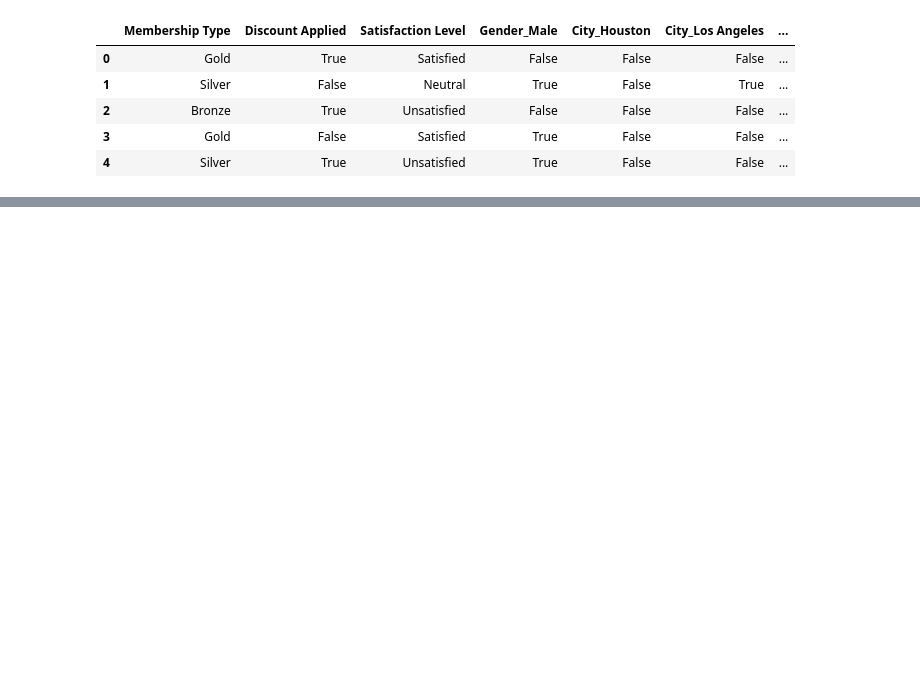
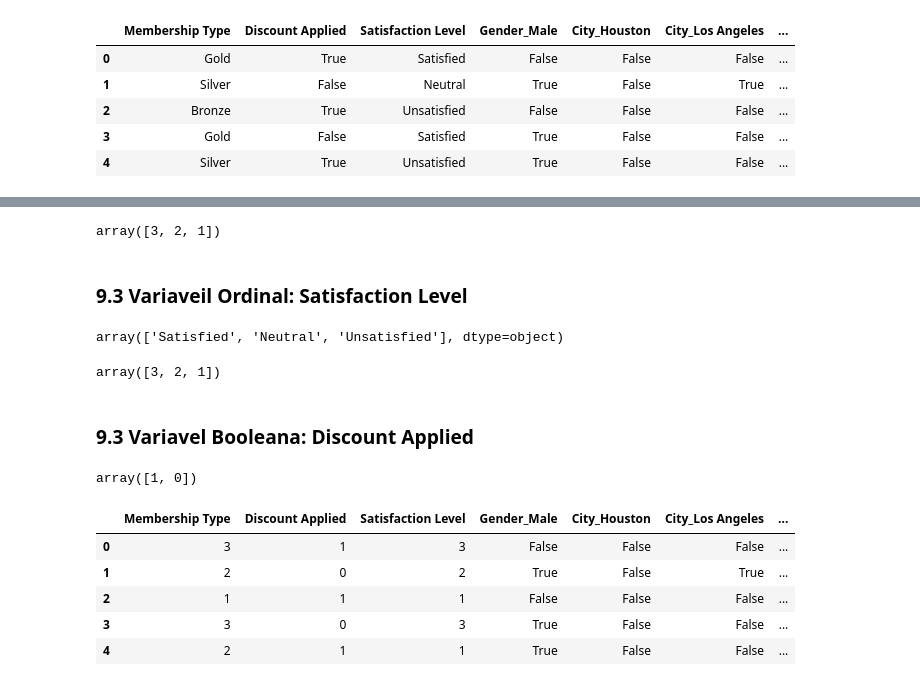
Before and after one commit to HammadN98/Segmentacao_de_Clientes_para_E-commerce, a Jupyter notebook: notebooks/E_commerce_behavior.ipynb, the cells around one changed output, grey strips where cells are left out. Cells and saved outputs as stored; diff of their text form; code cells hidden in the pictures; blank space fills up the shorter version.

```diff
--- a/notebooks/E_commerce_behavior.ipynb
+++ b/notebooks/E_commerce_behavior.ipynb
@@ -421,0 +431,38 @@ dados_categoricos.head()
+# %%
+member_map = {"Bronze": 1, "Silver": 2, "Gold": 3}
+dados_categoricos['Membership Type'] = dados_categoricos['Membership Type'].map(member_map)
+dados_categoricos['Membership Type'].unique()
+#Agora a a variavel categorica Membership Type esta codificada como numberica e apta a ser usada pelo K-means
+# %% [output]
+array([3, 2, 1])
+# %% [markdown]
+### 9.3 Variaveil Ordinal: Satisfaction Level
+# %%
+#QUantas niveis de satisfacao existem nois dados?
+dados_categoricos['Satisfaction Level'].unique()
+# 3 niveis
+# %% [output]
+array(['Satisfied', 'Neutral', 'Unsatisfied'], dtype=object)
+# %%
+member_map = {"Unsatisfied": 1, "Neutral": 2, "Satisfied": 3}
+dados_categoricos['Satisfaction Level'] = dados_categoricos['Satisfaction Level'].map(member_map)
+dados_categoricos['Satisfaction Level'].unique()
+# %% [output]
+array([3, 2, 1])
+# %% [markdown]
+### 9.3 Variavel Booleana: Discount Applied
+# %%
+#Como e boolena: True or false -> 1 or 0
+dados_categoricos['Discount Applied'] = dados_categoricos['Discount Applied'].astype(int)
+dados_categoricos['Discount Applied'].unique()
+# %% [output]
+array([1, 0])
+# %%
+dados_categoricos.head()
+# %% [output]
+|  | Membership Type | Discount Applied | Satisfaction Level | Gender_Male | City_Houston | City_Los Angeles | ... |
+| 0 | 3 | 1 | 3 | False | False | False | ... |
+| 1 | 2 | 0 | 2 | True | False | True | ... |
+| 2 | 1 | 1 | 1 | False | False | False | ... |
+| 3 | 3 | 0 | 3 | True | False | False | ... |
+| 4 | 2 | 1 | 1 | True | False | False | ... |
```
Also changed, not shown: parts of 16 cells of this notebook.
